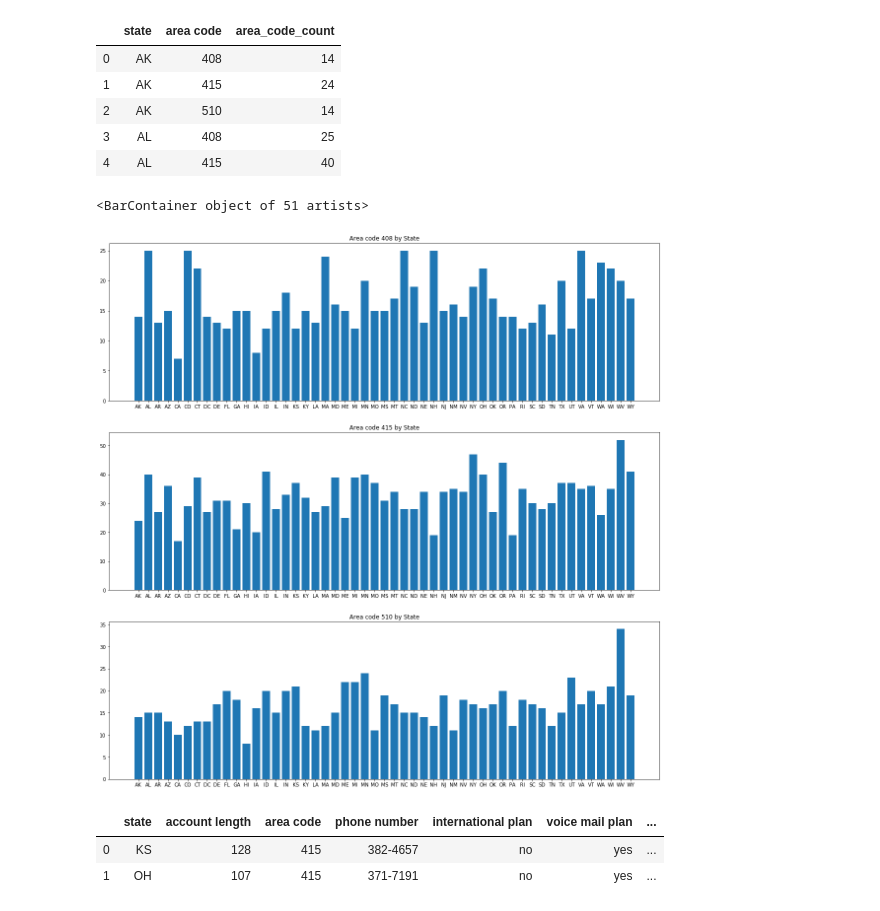
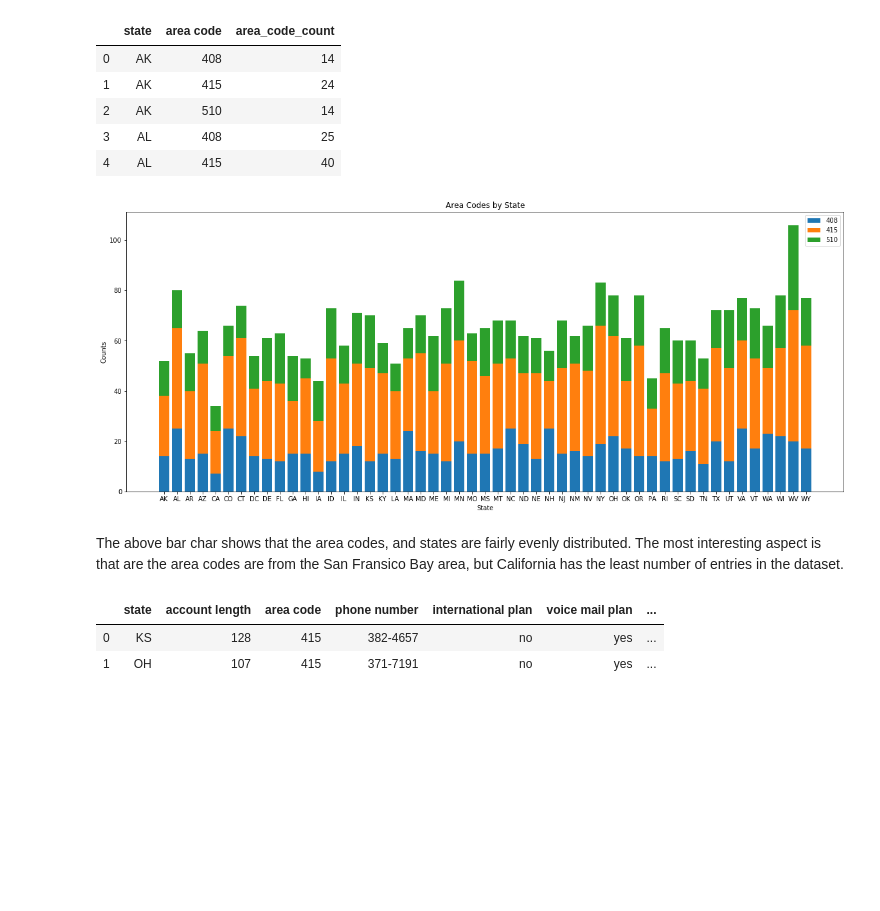
Before and after one commit to scottkds/metis_project3, a Jupyter notebook: models/Churn_EDA.ipynb, the cells around one changed output. Cells and saved outputs as stored; diff of their text form; code cells hidden in the pictures; blank space fills up the shorter version.

```diff
--- a/models/Churn_EDA.ipynb
+++ b/models/Churn_EDA.ipynb
@@ -79,28 +79,21 @@ area_codes.head()
 | 2 | AK | 510 | 14 |
 | 3 | AL | 408 | 25 |
 | 4 | AL | 415 | 40 |
-# %%
-four08 = area_codes[area_codes['area code'] == 408]
-four15 = area_codes[area_codes['area code'] == 415]
-five10 = area_codes[area_codes['area code'] == 510]
-
-plt.figure(figsize=(20, 20))
-plt.subplot(3, 1, 1)
-plt.title('Area code 408 by State')
-plt.bar(four08.state, four08.area_code_count)
-
-
-plt.subplot(3, 1, 2)
-plt.title('Area code 415 by State')
-plt.bar(four15.state, four15.area_code_count)
-
-
-plt.subplot(3, 1, 3)
-plt.title('Area code 510 by State')
-plt.bar(five10.state, five10.area_code_count)
-# %% [output]
-<BarContainer object of 51 artists>
-[figure, removed]
+# %%
+# Show a stacked bar chart of area code distributions
+bars = bottom=np.add(four08.area_code_count.values, four15.area_code_count.values).tolist()
+plt.figure(figsize=(20, 8))
+plt.bar(four08.state, four08.area_code_count)
+plt.bar(four15.state, four15.area_code_count, bottom=four08.area_code_count)
+plt.bar(five10.state, five10.area_code_count, bottom=bars)
+plt.title('Area Codes by State')
+plt.ylabel('Counts')
+plt.xlabel('State')
+plt.legend(labels=['408', '415', '510']);
+# %% [output]
+[figure, added]
+# %% [markdown]
+The above bar char shows that the area codes, and states are fairly evenly distributed. The most interesting aspect is that are the area codes are from the San Fransico Bay area, but California has the least number of entries in the dataset.
 # %%
 # Break up the phone numbers into parts to look for patterns in the prefixes
 tc[['phone_prefix','phone_l4']] = tc['phone number'].str.split('-', n=1, expand=True)
```
Also changed, not shown: parts of 21 cells of this notebook.
